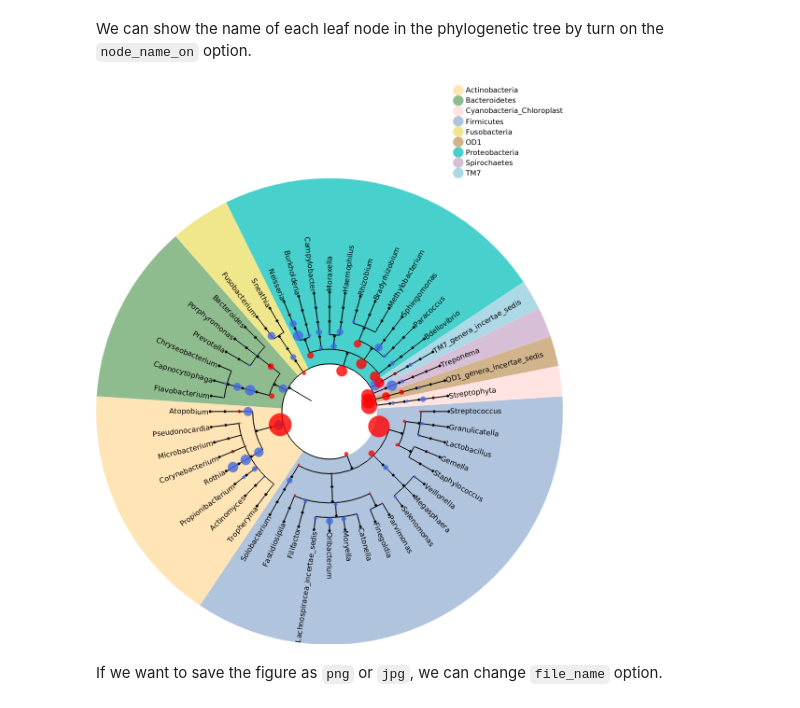
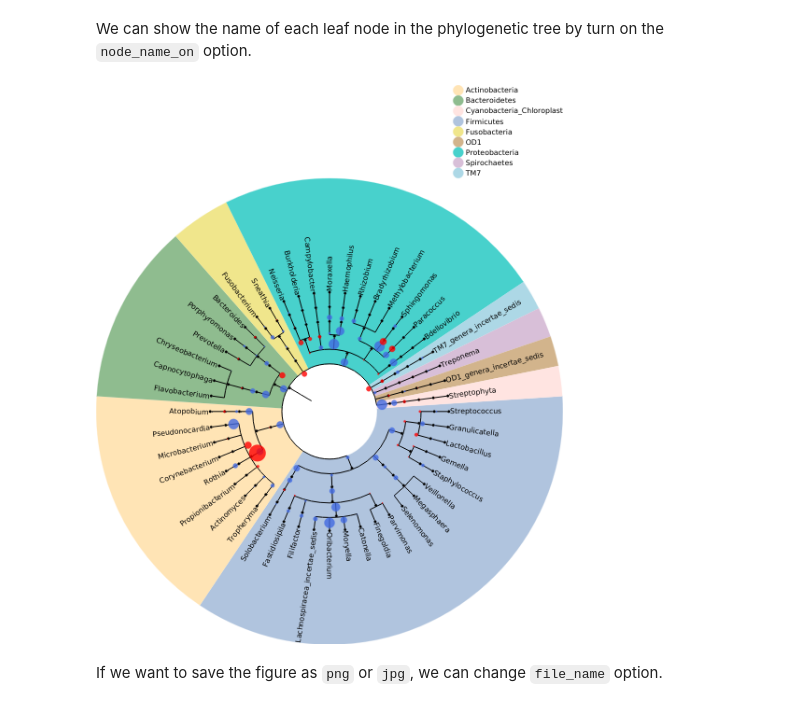
Before and after one commit to Young-won/deepbiome, a Jupyter notebook: docs/source/example_with_one_input_file.ipynb, the cells around one changed output. Saved outputs shown, nothing was run; the diff lists cells and outputs as text; code cells hidden in the pictures.

```diff
--- a/docs/source/example_with_one_input_file.ipynb
+++ b/docs/source/example_with_one_input_file.ipynb
@@ -1323,16 +1322,16 @@ We can show the name of each leaf node in the phylogenetic tree by turn on the `
 # %%
 img = deepbiome.deepbiome_draw_phylogenetic_tree(log, network_info, path_info, num_classes=1,
                                                  file_name='%%inline', img_w=500,
                                                  branch_vertical_margin=20, arc_start=0, arc_span=360,
                                                  node_name_on=True, name_fsize=20,
                                                  tree_weight_on=True, tree_weight=trained_weight_list,
-                                                 tree_weight_classes = ['Genus', 'Family', 'Order', 'Class', 'Phylum', 'Disease'],
+                                                 tree_level_list = ['Genus', 'Family', 'Order', 'Class', 'Phylum', 'Disease'],
                                                  weight_opacity=0.8, weight_max_radios=20,
                                                  phylum_background_color_on=True, phylum_color=phylum_color, phylum_color_legend=True,
                                                  verbose=False)
 img
 # %% [output]
-[figure, old version]
+[figure, new version]
 # %% [markdown]
 If we want to save the figure as `png` or `jpg`, we can change `file_name` option.
 # %%
```
Also changed, not shown: parts of 22 cells of this notebook, 7 other files.
